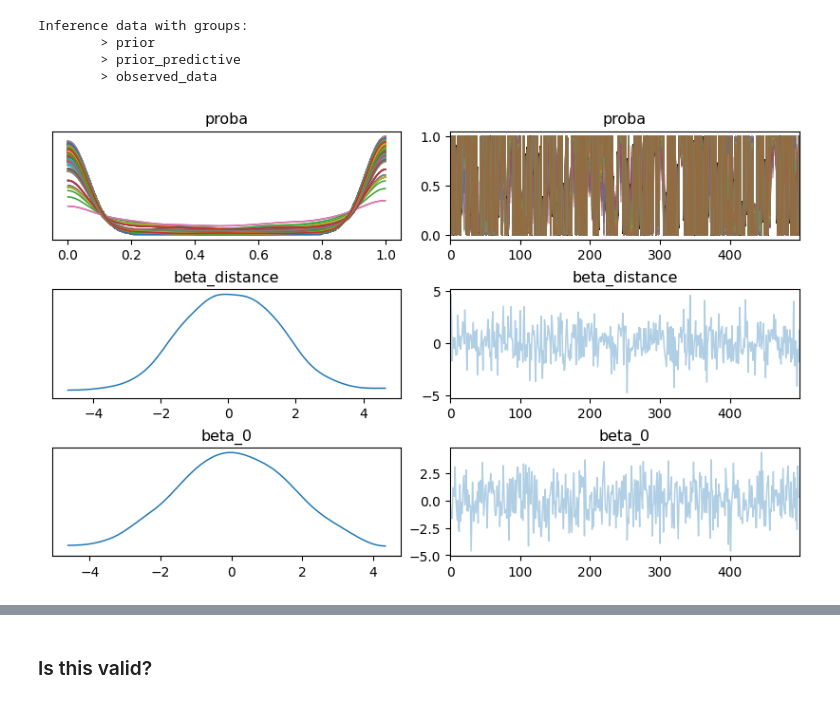
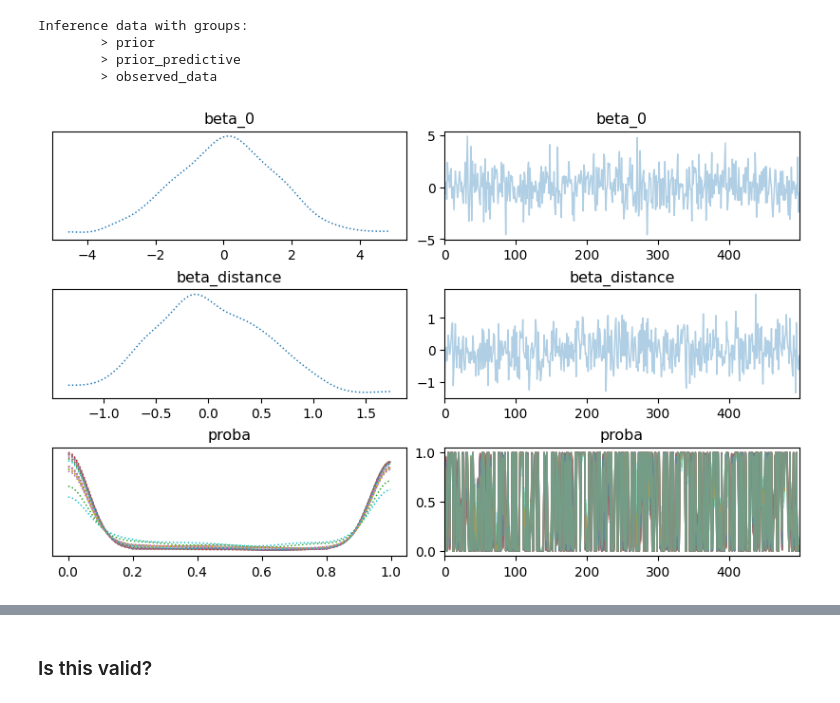
Before and after one commit to jointprob/bmcp-notes, a Jupyter notebook: projects/xG models/02.01 - expected-goals-models.ipynb, the cells around one changed output, grey strips where cells are left out. Cells and saved outputs as stored; diff of their text form; code cells hidden in the pictures.

```diff
--- a/projects/xG models/02.01 - expected-goals-models.ipynb
+++ b/projects/xG models/02.01 - expected-goals-models.ipynb
@@ -189,17 +185,24 @@ p.draw();
 ## Prior Predictive
 # %%
 df_mdist = df_orig.copy()[['Distance', 'goal']]
+
 # # Testing
 # cutoff = 20
 # df_mdist = df_mdist[0: cutoff]
+
 shot_distances_obs = df_mdist['Distance'].values
 goal_obs = pd.Categorical(df_mdist['goal']).codes
 
 with pm.Model() as distance_model:
+    # Priors from McElreath - Statistical rethinking 09 Modeling Events
+    # https://www.youtube.com/watch?v=Zi6N3GLUJmw 49:46
     beta_0 = pm.Normal('beta_0', mu=0, sigma=1.5)
-    beta_distance = pm.Normal('beta_distance', mu=0, sigma=1.5)
+    beta_distance = pm.Normal('beta_distance', mu=0, sigma=0.5)
 
     # Add observed data as pm.Data for more flexibility later
+    # Not sure if can change between prior `sampleprior_predictive` and posterior 'sample`, but can
+    # definitely update between posterior 'sample` and posterior predictive `sample_posterior_predictive`
+    # Data must be same type to swap out cannot mix ints and floats
     shot_distances = pm.Data('shot_distances', shot_distances_obs)
     goal_obs = pm.Data('goal', goal_obs)
 
@@ -226,9 +229,18 @@ Inference data with groups:
         > observed_data
 # %%
 # Takes long time with full data
-az.plot_trace(distance_azobj.prior, figsize=(8, 5));
+# Sample from samples or else waiting minutes
+# - this is problem with prior_predictive needing to be same shape as posterior when swapping data
+# Only plot sample of 20 probas - each associated with a distance
+trace_plots = az.plot_trace(distance_azobj.prior, var_names=['beta_0', 'beta_distance', 'proba'], combined=True, compact=True,
+                            coords={'chain': distance_azobj.prior.proba.chain.values,
+                                    'draw': distance_azobj.prior.draw.values,
+                                    'proba_dim_0': distance_azobj.prior.proba_dim_0.values[0:20]},
+                            figsize=(8,5))
+
+trace_plots;
 # %% [output]
-[figure, old version]
+[figure, new version]
 # %%
 prior_summ = az.summary(distance_azobj, kind='stats')
 prior_summ['distance'] = np.hstack([shot_distances_obs, np.array([np.NaN,np.NaN])])
```
Also changed, not shown: parts of 42 cells of this notebook.
